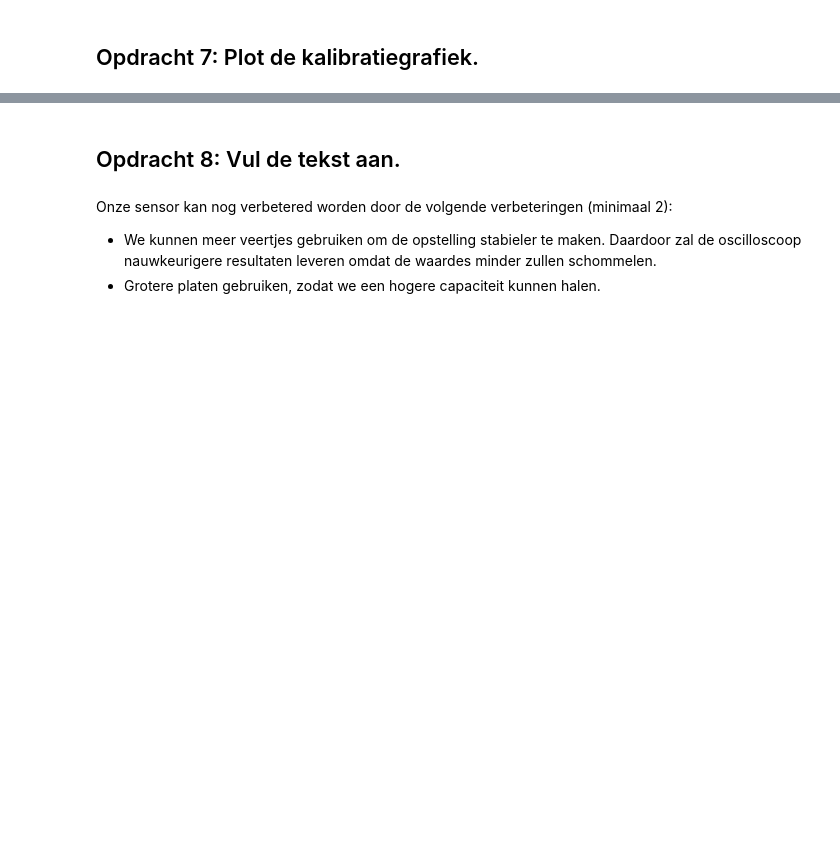
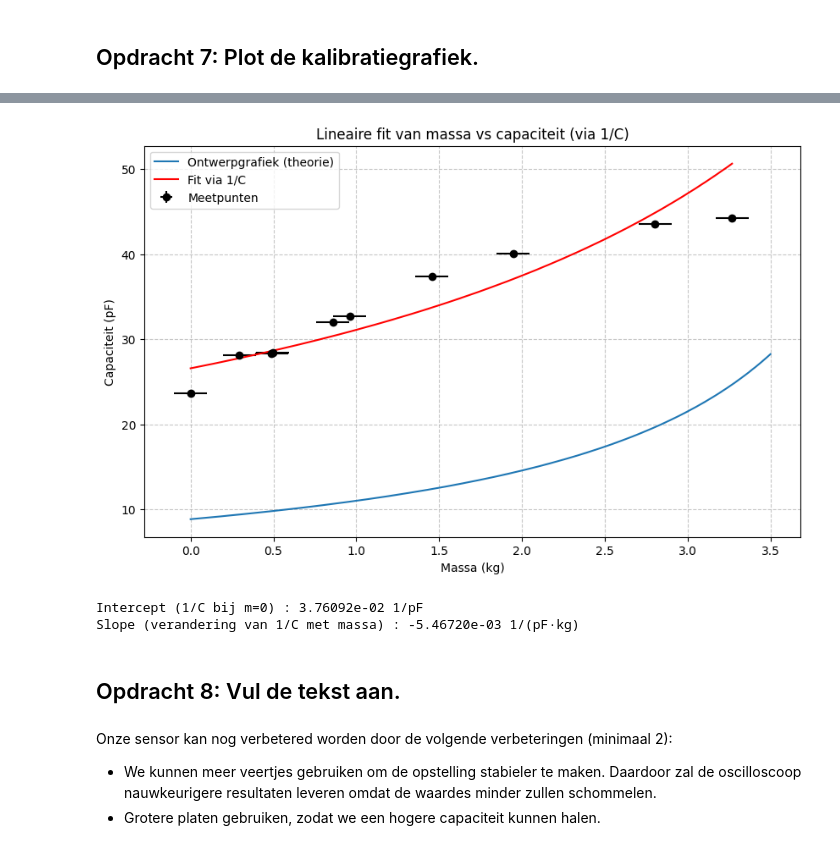
Before and after one commit to jesselangenberg123/opdrachten-DEF-D, a Jupyter notebook: FysiekeOntwerpopdrachten/2OntwerpEenSensorCondensator/DEFOntwerpopdracht2OntwerpEenSensorInvulTemplate.ipynb, the cells around one changed output, grey strips where cells are left out. Cells and saved outputs as stored; diff of their text form; code cells hidden in the pictures; blank space fills up the shorter version.

```diff
--- a/FysiekeOntwerpopdrachten/2OntwerpEenSensorCondensator/DEFOntwerpopdracht2OntwerpEenSensorInvulTemplate.ipynb
+++ b/FysiekeOntwerpopdrachten/2OntwerpEenSensorCondensator/DEFOntwerpopdracht2OntwerpEenSensorInvulTemplate.ipynb
@@ -174,3 +153,65 @@ plt.show()
+# %%
+import numpy as np
+import matplotlib.pyplot as plt
+from scipy.optimize import curve_fit
+
+# data
+massa = np.array([0, 0.2952, 0.4884, 0.8588, 0.961,
+                  0.4962, 1.457, 1.946, 2.804, 3.268])
+
+capaciteit = np.array([23.7, 28.1, 28.3, 32.0, 32.7,
+                       28.4, 37.4, 40.1, 43.6, 44.3])  # pF
+
+# ontwerpgrafiek
+epsilon0 = 8.854e-12  # F/m
+A = 0.01               # m²
+g = 9.81               # m/s²
+m_model = np.linspace(0, 3.5, 400)
+x = (m_model * g) / k
+d = d0 - x
+C_model = epsilon0 * A / d
+C_model_pF = C_model * 1e12
+
+
+# fitfunctie: lineair voor 1/C
+def inverse_fit(m, intercept, slope):
+    return intercept + slope * m  # y = 1/C
+
+# fitwaardes berekenen
+y = 1 / capaciteit
+popt, pcov = curve_fit(inverse_fit, massa, y)
+
+intercept_fit, slope_fit = popt
+
+
+# fit
+m_fit = np.linspace(0, max(massa), 300)
+C_fit = 1 / inverse_fit(m_fit, intercept_fit, slope_fit)
+
+# errorbars
+x_error = 0.1
+y_error = 0 #y error wordt niet geplot, door de grootte waardoor de rest van de plot niet meer zichtbaar is
+
+
+# plotten
+plt.figure(figsize=(10,6))
+plt.plot(m_model, C_model_pF, label="Ontwerpgrafiek (theorie)")
+plt.errorbar(massa, capaciteit, xerr=x_error, yerr=y_error, fmt='o', color='black', label='Meetpunten')
+plt.plot(m_fit, C_fit, color='red', label='Fit via 1/C')
+plt.xlabel('Massa (kg)')
+plt.ylabel('Capaciteit (pF)')
+plt.title('Lineaire fit van massa vs capaciteit (via 1/C)')
+plt.grid(True, linestyle='--', alpha=0.7)
+plt.legend()
+plt.show()
+
+
+print(f"Intercept (1/C bij m=0) : {intercept_fit:.5e} 1/pF")
+print(f"Slope (verandering van 1/C met massa) : {slope_fit:.5e} 1/(pF·kg)")
+# %% [output]
+[figure, added]
+Intercept (1/C bij m=0) : 3.76092e-02 1/pF
+Slope (verandering van 1/C met massa) : -5.46720e-03 1/(pF·kg)
 # %% [markdown]
 ## Opdracht 8: Vul de tekst aan.
 # %% [markdown]
```
Also changed, not shown: parts of 15 cells of this notebook, 1 other file.
